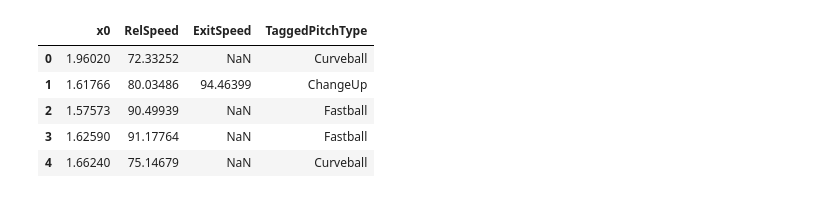
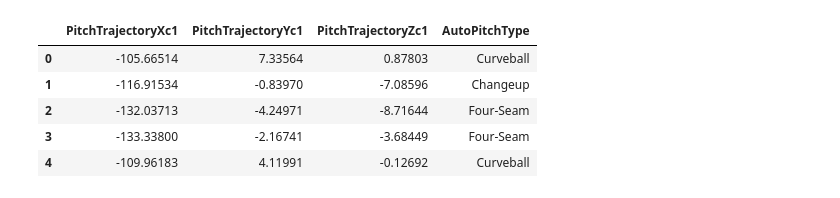
Before and after one commit to Batlytics/Batlytics, a Jupyter notebook: track_1_visualization/analysis.ipynb, the cells around one changed output. Saved outputs shown, nothing was run; the diff lists cells and outputs as text; code cells hidden in the pictures.

```diff
--- a/track_1_visualization/analysis.ipynb
+++ b/track_1_visualization/analysis.ipynb
@@ -5,14 +4,14 @@ import plotly.graph_objects as go
 # %%
-df = pd.read_csv('./dataset/02_02_21_Scrimmage.csv', low_memory = False)
+df = pd.read_csv('../dataset/02_02_21_Scrimmage.csv', low_memory = False)
 # %%
-new_df = df[['x0', 'RelSpeed', 'ExitSpeed', 'TaggedPitchType']]
+new_df = df[['PitchTrajectoryXc1', 'PitchTrajectoryYc1', 'PitchTrajectoryZc1', 'AutoPitchType']]
 new_df.head(5)
 # %% [output]
-|  | x0 | RelSpeed | ExitSpeed | TaggedPitchType |
-| 0 | 1.96020 | 72.33252 | NaN | Curveball |
-| 1 | 1.61766 | 80.03486 | 94.46399 | ChangeUp |
-| 2 | 1.57573 | 90.49939 | NaN | Fastball |
-| 3 | 1.62590 | 91.17764 | NaN | Fastball |
-| 4 | 1.66240 | 75.14679 | NaN | Curveball |
+|  | PitchTrajectoryXc1 | PitchTrajectoryYc1 | PitchTrajectoryZc1 | AutoPitchType |
+| 0 | -105.66514 | 7.33564 | 0.87803 | Curveball |
+| 1 | -116.91534 | -0.83970 | -7.08596 | Changeup |
+| 2 | -132.03713 | -4.24971 | -8.71644 | Four-Seam |
+| 3 | -133.33800 | -2.16741 | -3.68449 | Four-Seam |
+| 4 | -109.96183 | 4.11991 | -0.12692 | Curveball |
 # %%
 fig = px.scatter_3d(
```
Also changed, not shown: parts of 21 cells of this notebook.
